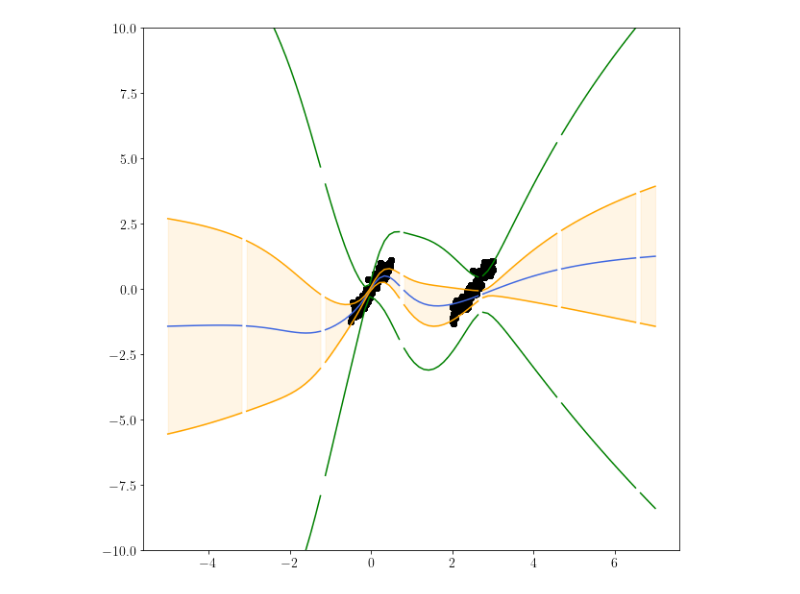
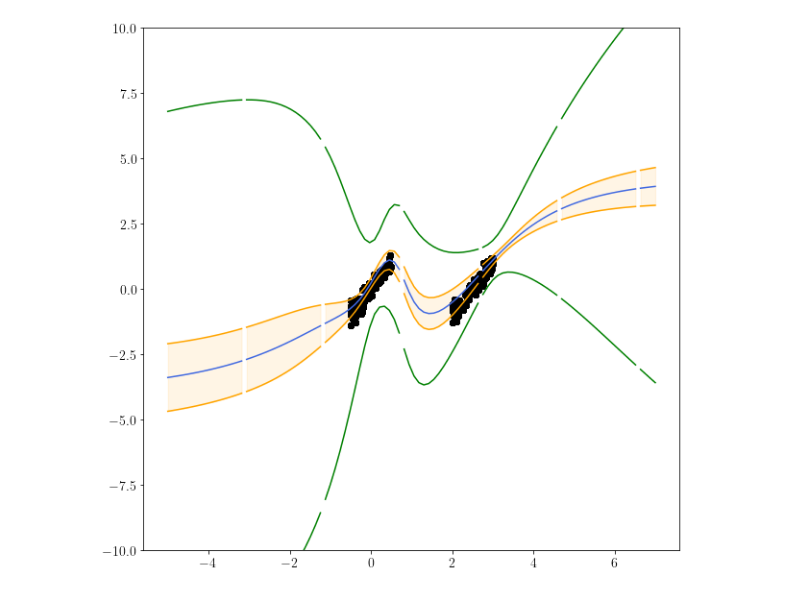
Before and after one commit to philippvb/ResearchProjectLLVI, a Jupyter notebook: BasicExample/experiments/Regression/2DToydataset/LaplaceVI/LaplaceVI_Regression.ipynb, the cells around one changed output. Cells and saved outputs as stored; diff of their text form; code cells hidden in the pictures.

Commit message:
Laplace Vi added regression plotting

```diff
--- a/BasicExample/experiments/Regression/2DToydataset/LaplaceVI/LaplaceVI_Regression.ipynb
+++ b/BasicExample/experiments/Regression/2DToydataset/LaplaceVI/LaplaceVI_Regression.ipynb
@@ -42,32 +32,2 @@ def compute_ggn(features, prediction, target):
-# %%
-pbar = tqdm(range(200))
-for epoch in pbar:
-    total_loss = 0
-    for data, target in train_set:
-        optimizer.zero_grad()
-        features = feature_extractor(data)
-        pred = ll_model(features)
-        loss = loss_fun(pred, target)
-        loss.backward(retain_graph=True)
-        hess = compute_ggn(features, pred, target)
-        hess_grad = grad(hess.log().sum(), ll_model[0].weight)[0]
-        ll_model[0].weight.grad += 0.1 * hess_grad
-        optimizer.step()
-        total_loss += loss.item()
-    total_loss/=len(train_set)
-    pbar.set_description(str(round(total_loss, 2)))
-# %%
-optimizer.zero_grad()
-for data, target in train_set:
-     with backpack(DiagGGNExact()):
-        loss_fun(model(data), target).backward()
-
-cov = 1/model[-1].weight.diag_ggn_exact
-cov/=256
-# %%
-my_cov_approx = torch.zeros_like(model[-1].weight)
-for data, target in train_set:
-    features = feature_extractor(data)
-    prediction = ll_model(features)
-    my_cov_approx += compute_ggn(features, prediction, target) #(torch.square(model(data) - target) * feature_extractor(data).square()).sum(dim=0)
-my_cov_approx = 1/my_cov_approx/256
+# %%
+tracking, trajectories = model.train_model_with_trajectories(train_set, 256, 10);
@@ -74,27 +41,26 @@ my_cov_approx = 1/my_cov_approx/256
 # %%
-from matplotlib import pyplot as plt
 plt.rcParams.update({
     "text.usetex": True,
     "font.size": 14,
     "font.family": "sans-serif",
     "font.sans-serif": ["Helvetica"]})
 fig, ax1 = plt.subplots(1, figsize=(10, 10))
 with torch.no_grad():
     for data, target in test_set:
         features = feature_extractor(data)
-        y_mean = model(data).squeeze()
-        y_cov = features @ my_cov_approx.squeeze().diag() @ torch.transpose(features, 0, 1)
+        y_mean, y_cov = model.predict(data)
+        y_mean = torch.squeeze(y_mean)
         y_std = y_cov.diagonal().sqrt().squeeze()
-        y_cov_backpack = features @ cov.squeeze().diag() @ torch.transpose(features, 0, 1)
-        y_std_backpack = y_cov_backpack.diagonal().sqrt().squeeze()
+        y_cov_backpack = features @ model.covariance_matrix_backpack @ torch.transpose(features, 0, 1)
+        y_std_backpack = y_cov_backpack.diagonal().sqrt()
         ax1.plot(data, y_mean, color="royalblue", label="ML prediction/Mean") # mean
         ax1.scatter(x_train, y_train, color="black")
         # std
         ax1.plot(data, y_mean+1.96*y_std, color="orange", label="$+-1.96 \cdot \sigma$")
         ax1.plot(data, y_mean-1.96*y_std, color="orange")
         ax1.plot(data, y_mean+1.96*y_std_backpack, color="green", label="$+-1.96 \cdot \sigma$")
         ax1.plot(data, y_mean-1.96*y_std_backpack, color="green")
         ax1.fill_between(torch.squeeze(data),y_mean+1.96*y_std,y_mean-1.96*y_std, alpha=0.1, color="orange")
         ax1.set_ylim(-10, 10)
 # %% [output]
-[figure, old version]
+[figure, new version]
```
Also changed, not shown: parts of 3 cells of this notebook, 1 other file.
